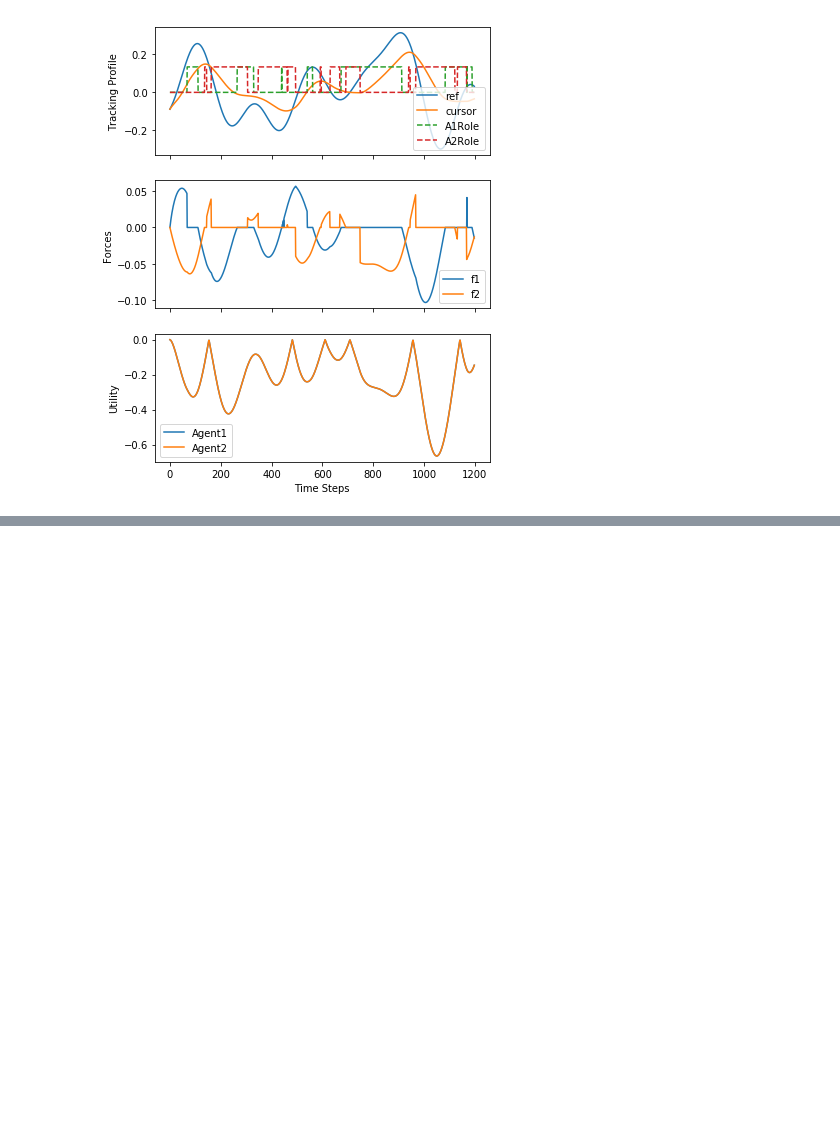
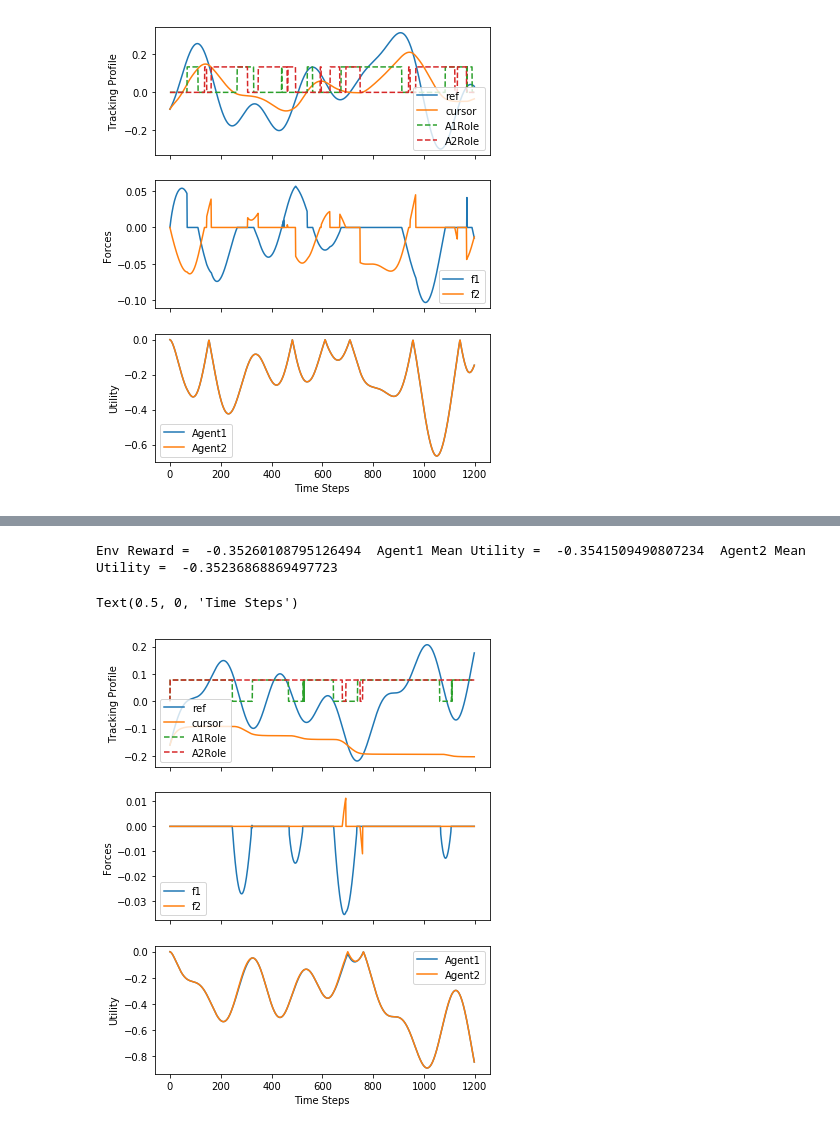
Before and after one commit to wesleysliao/B659-RL-Project, a Jupyter notebook: DQNDyad.ipynb, the cells around one changed output, grey strips where cells are left out. Saved outputs shown, nothing was run; the diff lists cells and outputs as text; code cells hidden in the pictures; blank space fills up the shorter version.

```diff
--- a/DQNDyad.ipynb
+++ b/DQNDyad.ipynb
@@ -158,0 +250,27 @@ Text(0.5, 0, 'Time Steps')
+# %%
+agent1, agent2 = agent1_f2, agent2_f2
+t_ts, rx_ts, forces_ts, qvals_ts, rewards = benchmark_agents.policy_ts(env, agent1, agent2)
+
+role1 = narr(qvals_ts[1])-narr(qvals_ts[0]) >0
+role2 = narr(qvals_ts[3])-narr(qvals_ts[2]) >0
+
+print('Env Reward = ', rewards[2], ' Agent1 Mean Utility = ', rewards[3], ' Agent2 Mean Utility = ', rewards[4])
+fig,ax = plt.subplots(3, figsize=(6,8), sharex=True)
+ax[0].plot(t_ts, rx_ts[0], label='ref');
+ax[0].plot(t_ts, rx_ts[1], label='cursor')
+ax[0].plot(t_ts, role1*np.mean(abs(narr(rx_ts[0]))),ls='--', label='A1Role');
+ax[0].plot(t_ts, role2*np.mean(abs(narr(rx_ts[0]))),ls='--', label='A2Role');
+ax[0].set_ylabel('Tracking Profile'); ax[0].legend()
+# print('r mean = ', np.mean(abs(env.traj[0])))
+
+ax[1].plot(t_ts, forces_ts[0], label='f1');
+ax[1].plot(t_ts, forces_ts[1], label='f2');
+ax[1].set_ylabel('Forces'); ax[1].legend()
+
+ax[2].plot(t_ts, rewards[0], label='Agent1'); ax[2].plot(t_ts, rewards[1], label='Agent2');
+_=ax[2].set_ylabel('Utility'); ax[2].legend()
+ax[-1].set_xlabel('Time Steps')
+# %% [output]
+Env Reward =  -0.35260108795126494  Agent1 Mean Utility =  -0.3541509490807234  Agent2 Mean Utility =  -0.35236868869497723
+Text(0.5, 0, 'Time Steps')
+[figure, added]
```
Also changed, not shown: parts of 20 cells of this notebook, 35 other files.
